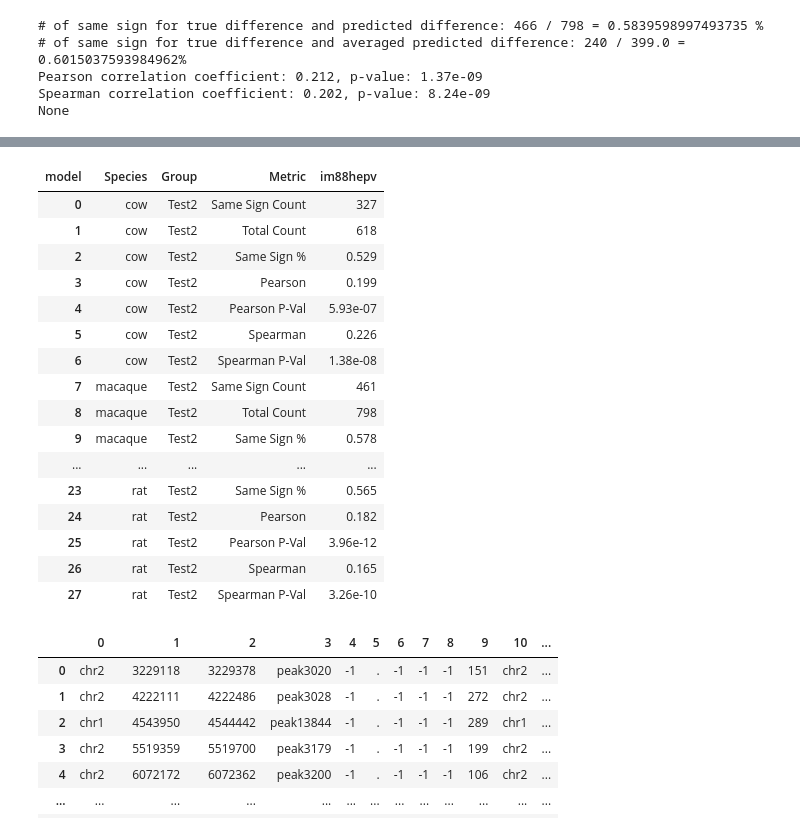
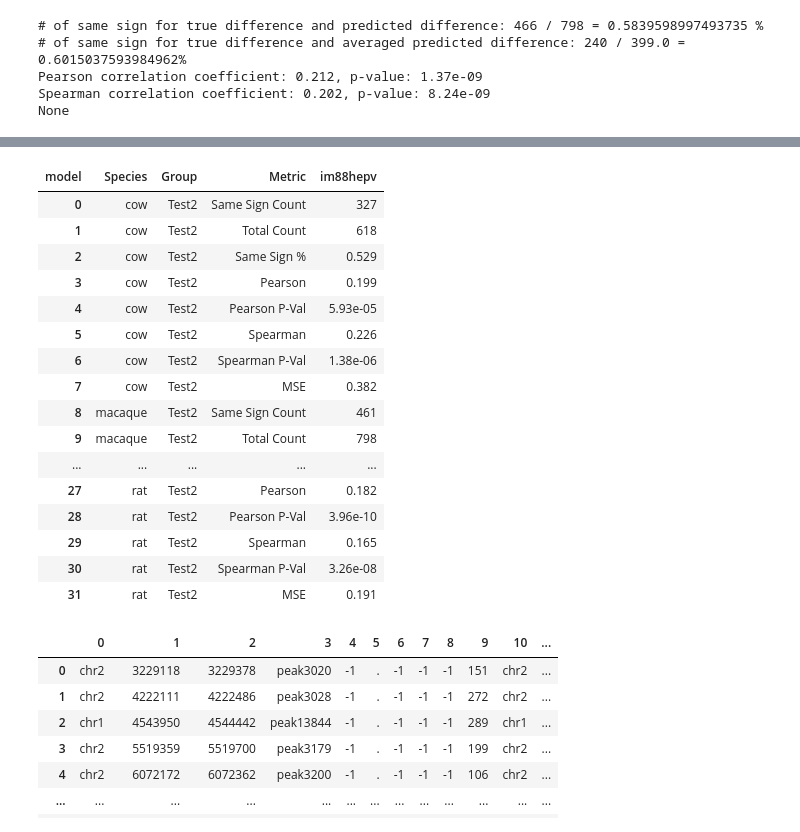
Before and after one commit to KaplowLab/liverRegression, a Jupyter notebook: notebooks/foldchange_FINAL.ipynb, the cells around one changed output, grey strips where cells are left out. Saved outputs shown, nothing was run; the diff lists cells and outputs as text; code cells hidden in the pictures.

```diff
--- a/notebooks/foldchange_FINAL.ipynb
+++ b/notebooks/foldchange_FINAL.ipynb
@@ -253,6 +258,7 @@ a = non_val2_real_pred
 import pandas as pd
 import scipy.stats
 
+mhc = 200
 def correlate():
     rows = []
     # Lists for correlation calculations
@@ -265,6 +271,8 @@ def correlate():
         y = df['pred'].squeeze()
         pearson, pp = scipy.stats.pearsonr(x, y)
         spearman, ps = scipy.stats.spearmanr(x, y)
+
+        mse = mean_squared_error(x, y)
 
         same_sign = np.sign(df['true']) == np.sign(df['pred'])
         num_ss = same_sign.sum()
@@ -281,9 +289,10 @@ def correlate():
         rows.append({'Group': group, 'Metric': 'Same Sign %', 'Value': perc_ss})
 
         rows.append({'Group': group, 'Metric': 'Pearson', 'Value': pearson})
-        rows.append({'Group': group, 'Metric': 'Pearson P-Val', 'Value': pp})
+        rows.append({'Group': group, 'Metric': 'Pearson P-Val', 'Value': pp*mhc})
         rows.append({'Group': group, 'Metric': 'Spearman', 'Value': spearman})
-        rows.append({'Group': group, 'Metric': 'Spearman P-Val', 'Value': ps})
+        rows.append({'Group': group, 'Metric': 'Spearman P-Val', 'Value': ps*mhc})
+        rows.append({'Group': group, 'Metric': 'MSE', 'Value': mse})
 
     return pd.DataFrame(rows)
 
@@ -440,7 +449,7 @@ for species in species_list:
 summary_df = pd.concat(all_results)
 
 custom_group_order = [ 'Val2', 'Test2' ]
-custom_metric_order = ['Same Sign Count', 'Total Count', 'Same Sign %', 'Pearson', 'Pearson P-Val', 'Spearman', 'Spearman P-Val']
+custom_metric_order = ['Same Sign Count', 'Total Count', 'Same Sign %', 'Pearson', 'Pearson P-Val', 'Spearman', 'Spearman P-Val', 'MSE']
 
 # # Convert 'group' to a categorical type with the specified order.
 summary_df['Group'] = pd.Categorical(summary_df['Group'], categories=custom_group_order, ordered=True)
@@ -475,7 +484,7 @@ for col in model_list:  # each model column
 
 display(pivot_df_display)
 
-output_filename = '/home/azstephe/liverRegression/regression_liver/data/figs/tables/log_model_foldchange_table_FINAL.tsv'
+output_filename = '/home/azstephe/liverRegression/regression_liver/data/figs/tables/log_model_foldchange_table_FINAL_mse.tsv'
 pivot_df_display.to_csv(output_filename, sep='\t')
 
 # print(f'Results successfully saved to: {output_filename}')
@@ -502,7 +507,7 @@ pivot_df_display.to_csv(output_filename, sep='\t')
 import pandas as pd
 import scipy.stats
 
-def correlate():
+def correlate(mhc):
     rows = []
     # Lists for correlation calculations
     groups = ['Val2', 'Test2']
@@ -514,6 +519,8 @@ def correlate():
         y = df['pred'].squeeze()
         pearson, pp = scipy.stats.pearsonr(x, y)
         spearman, ps = scipy.stats.spearmanr(x, y)
+
+        mse = mean_squared_error(x, y)
 
         same_sign = np.sign(df['true']) == np.sign(df['pred'])
         num_ss = same_sign.sum()
@@ -531,9 +538,11 @@ def correlate():
         rows.append({'Group': group, 'Metric': 'Same Sign %', 'Value': perc_ss})
 
         rows.append({'Group': group, 'Metric': 'Pearson', 'Value': pearson})
-        rows.append({'Group': group, 'Metric': 'Pearson P-Val', 'Value': pp})
+        rows.append({'Group': group, 'Metric': 'Pearson P-Val', 'Value': pp*mhc})
         rows.append({'Group': group, 'Metric': 'Spearman', 'Value': spearman})
-        rows.append({'Group': group, 'Metric': 'Spearman P-Val', 'Value': ps})
+        rows.append({'Group': group, 'Metric': 'Spearman P-Val', 'Value': ps*mhc})
+
+        rows.append({'Group': group, 'Metric': 'MSE', 'Value': mse})
 
     return pd.DataFrame(rows)
 
@@ -544,6 +553,9 @@ model_list = ['bdbi7l3n', 'kf8188qf', 'cq45eb2s']
 
 for species in species_list:
     for model in model_list:
+        mhc = 200
+        if model == 'kf8188qf':
+            mhc = 100
         model_dir = f'{model}_FINAL'
 
         nonMouse_true = pd.read_csv(f'/home/azstephe/liverRegression/regression_liver/data/log/{species}_liver_pos_ALL.bed', sep="\t", header=None)
@@ -678,7 +690,7 @@ for species in species_list:
         test2_foldchange_df.loc[::2, 'non_pred_avg'] = non_av
         test2_foldchange_df['avg_pred'] = test2_foldchange_df['mouse_pred_avg']-test2_foldchange_df['non_pred_avg']
 
-        corr_df = correlate()
+        corr_df = correlate(mhc)
         corr_df['Species'] = species
         corr_df['model'] = model
         all_results.append(corr_df)
@@ -690,7 +702,7 @@ for species in species_list:
 summary_df = pd.concat(all_results)
 
 custom_group_order = [ 'Val2', 'Test2' ]
-custom_metric_order = ['Same Sign Count', 'Total Count', 'Same Sign %', 'Pearson', 'Pearson P-Val', 'Spearman', 'Spearman P-Val']
+custom_metric_order = ['Same Sign Count', 'Total Count', 'Same Sign %', 'Pearson', 'Pearson P-Val', 'Spearman', 'Spearman P-Val', 'MSE']
 
 # # Convert 'group' to a categorical type with the specified order.
 summary_df['Group'] = pd.Categorical(summary_df['Group'], categories=custom_group_order, ordered=True)
@@ -725,7 +737,7 @@ for col in model_list:  # each model column
 
 display(pivot_df_display)
 
-output_filename = '/home/azstephe/liverRegression/regression_liver/data/figs/tables/135log_model_foldchange_table_FINAL.tsv'
+output_filename = '/home/azstephe/liverRegression/regression_liver/data/figs/tables/135log_model_foldchange_table_FINAL_mse.tsv'
 pivot_df_display.to_csv(output_filename, sep='\t')
 
 # print(f'Results successfully saved to: {output_filename}')
@@ -751,6 +759,8 @@ pivot_df_display.to_csv(output_filename, sep='\t')
 # 2KB MODEL FOLDCHANGE
 import pandas as pd
 import scipy.stats
+
+mhc = 100
 
 def correlate():
     rows = []
@@ -764,6 +774,8 @@ def correlate():
         y = df['pred'].squeeze()
         pearson, pp = scipy.stats.pearsonr(x, y)
         spearman, ps = scipy.stats.spearmanr(x, y)
+
+        mse = mean_squared_error(x, y)
 
         same_sign = np.sign(df['true']) == np.sign(df['pred'])
         num_ss = same_sign.sum()
@@ -781,9 +793,10 @@ def correlate():
         rows.append({'Group': group, 'Metric': 'Same Sign %', 'Value': perc_ss})
 
         rows.append({'Group': group, 'Metric': 'Pearson', 'Value': pearson})
-        rows.append({'Group': group, 'Metric': 'Pearson P-Val', 'Value': pp})
+        rows.append({'Group': group, 'Metric': 'Pearson P-Val', 'Value': pp*mhc})
         rows.append({'Group': group, 'Metric': 'Spearman', 'Value': spearman})
-        rows.append({'Group': group, 'Metric': 'Spearman P-Val', 'Value': ps})
+        rows.append({'Group': group, 'Metric': 'Spearman P-Val', 'Value': ps*mhc})
+        rows.append({'Group': group, 'Metric': 'MSE', 'Value': mse})
 
     return pd.DataFrame(rows)
 
@@ -873,7 +886,7 @@ for species in species_list:
 
 summary_df = pd.concat(all_results)
 
-custom_metric_order = ['Same Sign Count', 'Total Count', 'Same Sign %', 'Pearson', 'Pearson P-Val', 'Spearman', 'Spearman P-Val']
+custom_metric_order = ['Same Sign Count', 'Total Count', 'Same Sign %', 'Pearson', 'Pearson P-Val', 'Spearman', 'Spearman P-Val', 'MSE']
 
 summary_df['Metric'] = pd.Categorical(summary_df['Metric'], categories=custom_metric_order, ordered=True)
 
@@ -888,46 +901,46 @@ pivot_df = pivot_df.sort_values(by=["Species", "Group", "Metric"])
 pivot_df = pivot_df[["Species", "Group", "Metric"] + model_list]
 # pivot_df_reordered = pivot_df[model_list]
 
 def format_value(metric, value):
     """Format values depending on whether it's a P-Val metric or not."""
     if "P-Val" in metric:
         return f"{value:.2e}"   # scientific notation, 3 sig figs
     else:
         return f"{value:.3g}"   # regular decimal, 3 sig figs
 
 # Apply formatting to a copy just for display/export
 pivot_df_display = pivot_df.copy()
 for col in model_list:  # each model column
     pivot_df_display[col] = pivot_df_display.apply(
         lambda row: format_value(row["Metric"], row[col]),
         axis=1
     )
 
 pivot_df_2kb = pivot_df_display
 display(pivot_df_display)
 
-output_filename = '/home/azstephe/liverRegression/regression_liver/data/figs/tables/2kb_log_model_foldchange_table_FINAL.tsv'
+output_filename = '/home/azstephe/liverRegression/regression_liver/data/figs/tables/2kb_log_model_foldchange_table_FINAL_mse.tsv'
 pivot_df_2kb.to_csv(output_filename, sep='\t')
 
 # print(f'Results successfully saved to: {output_filename}')
 # %% [output]
 | model | Species | Group | Metric | im88hepv |
 | 0 | cow | Test2 | Same Sign Count | 327 |
 | 1 | cow | Test2 | Total Count | 618 |
 | 2 | cow | Test2 | Same Sign % | 0.529 |
 | 3 | cow | Test2 | Pearson | 0.199 |
-| 4 | cow | Test2 | Pearson P-Val | 5.93e-07 |
+| 4 | cow | Test2 | Pearson P-Val | 5.93e-05 |
 | 5 | cow | Test2 | Spearman | 0.226 |
-| 6 | cow | Test2 | Spearman P-Val | 1.38e-08 |
-| 7 | macaque | Test2 | Same Sign Count | 461 |
-| 8 | macaque | Test2 | Total Count | 798 |
-| 9 | macaque | Test2 | Same Sign % | 0.578 |
+| 6 | cow | Test2 | Spearman P-Val | 1.38e-06 |
+| 7 | cow | Test2 | MSE | 0.382 |
+| 8 | macaque | Test2 | Same Sign Count | 461 |
+| 9 | macaque | Test2 | Total Count | 798 |
 | ... | ... | ... | ... | ... |
-| 23 | rat | Test2 | Same Sign % | 0.565 |
-| 24 | rat | Test2 | Pearson | 0.182 |
-| 25 | rat | Test2 | Pearson P-Val | 3.96e-12 |
-| 26 | rat | Test2 | Spearman | 0.165 |
-| 27 | rat | Test2 | Spearman P-Val | 3.26e-10 |
+| 27 | rat | Test2 | Pearson | 0.182 |
+| 28 | rat | Test2 | Pearson P-Val | 3.96e-10 |
+| 29 | rat | Test2 | Spearman | 0.165 |
+| 30 | rat | Test2 | Spearman P-Val | 3.26e-08 |
+| 31 | rat | Test2 | MSE | 0.191 |
 # %%
 import pandas as pd
 import scipy.stats
```
Also changed, not shown: parts of 10 cells of this notebook, 15 other files.
